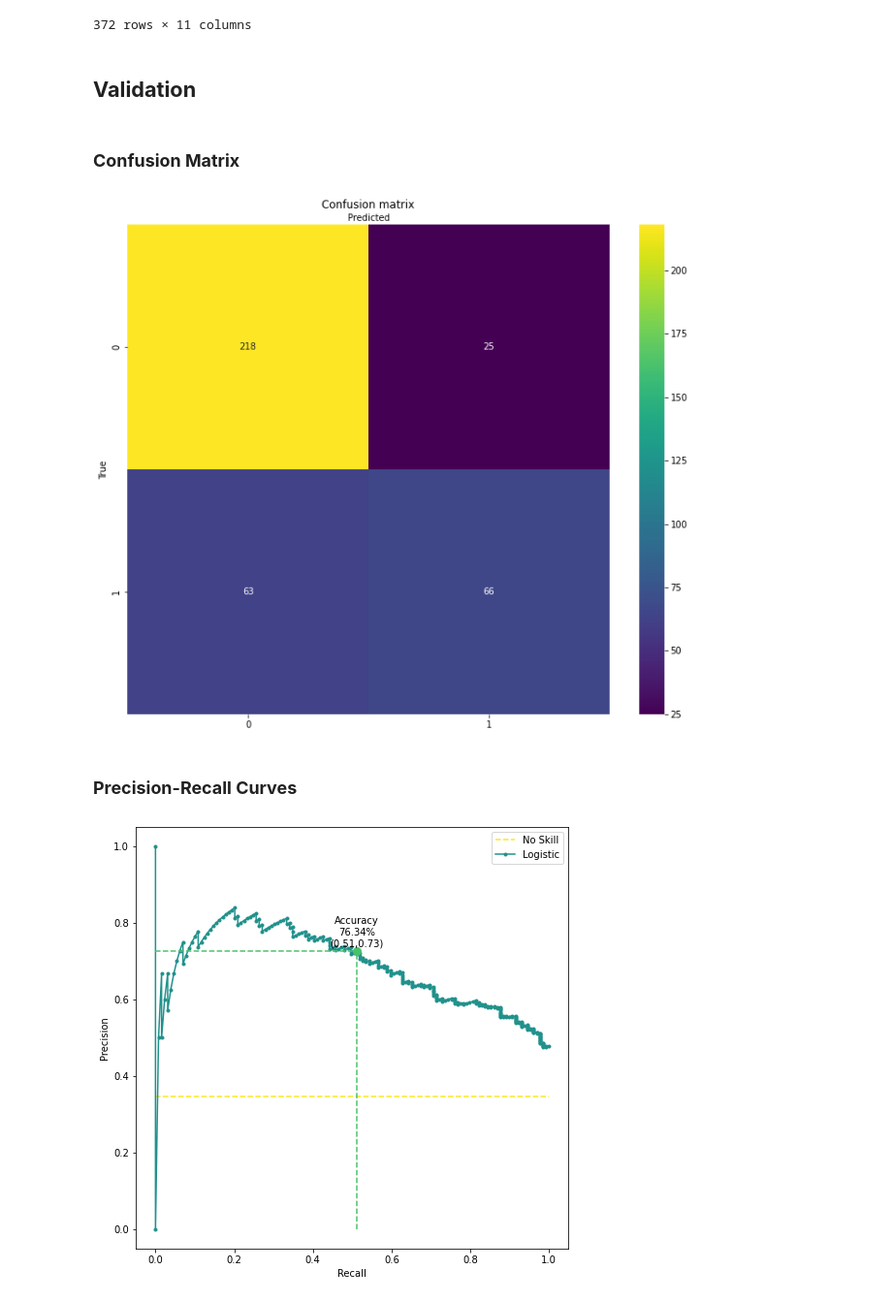
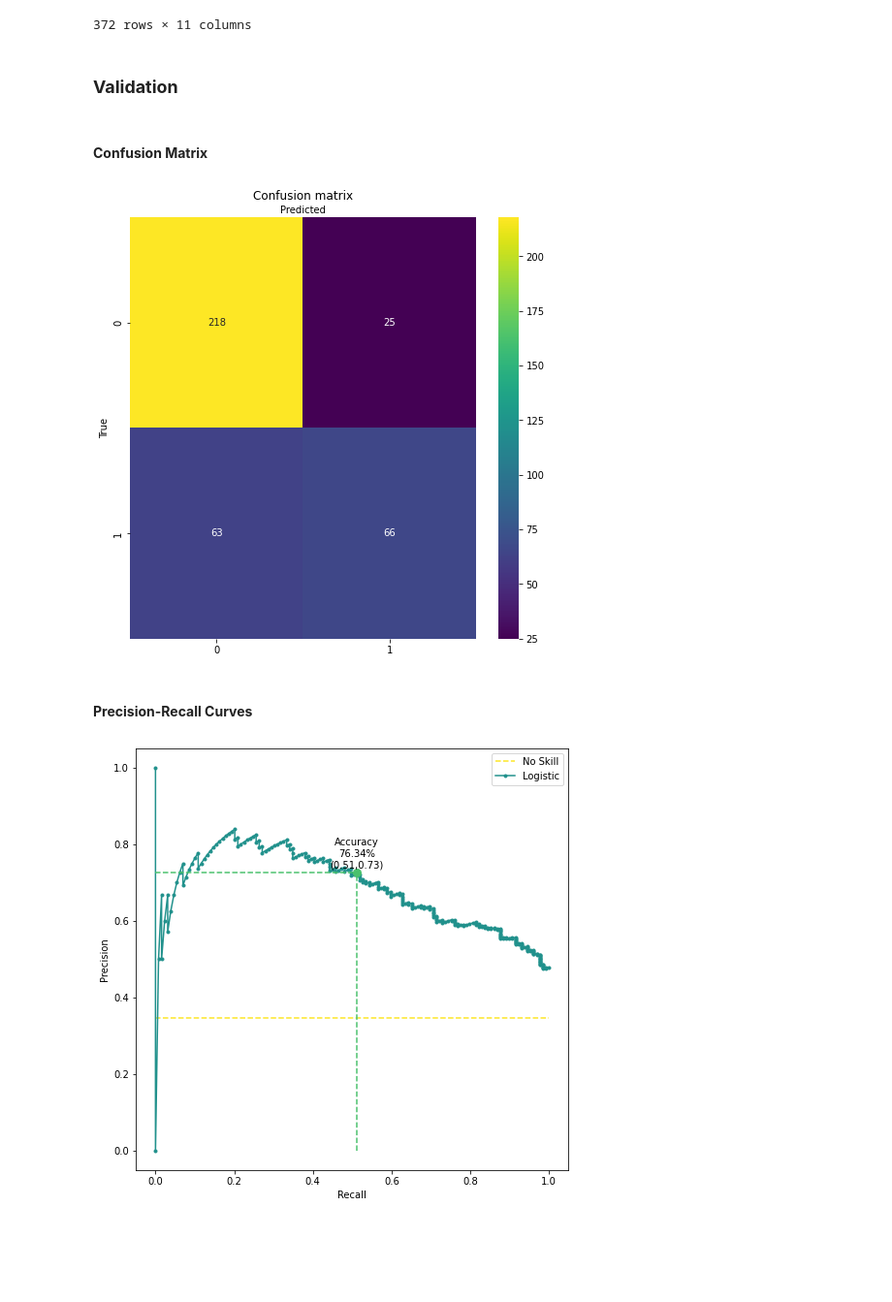
Before and after one commit to samuel-haddad/LogitReview, a Jupyter notebook: logit_model_review.ipynb, the cells around one changed output. Shown at 97% size. Cells and saved outputs as stored; diff of their text form; code cells hidden in the pictures; blank space fills up the shorter version.

```diff
--- a/logit_model_review.ipynb
+++ b/logit_model_review.ipynb
@@ -276,27 +252,29 @@ Coeficientes:[[ 7.63711407e-02  3.81233639e-02 -1.37217702e-03 -8.89580878e-03
 | 347 | 4 | 183.0 | 66.0000 | 74.511428 | 215.000000 | 80.6 | 0.654 | 40 | ... |
 372 rows × 11 columns
 # %% [markdown]
-## **Validation**
+### **Validation**
 # %% [markdown]
-### **Confusion Matrix**
+#### **Confusion Matrix**
 # %%
+from sklearn.metrics import confusion_matrix
+
 # confusion matrix
 cnf_matrix = metrics.confusion_matrix(y_test, y_pred)
 
 labels = [0, 1]
-fig, ax = plt.subplots(figsize=(12, 10))
+fig, ax = plt.subplots(figsize=(8, 8))
 tick_marks = np.arange(len(labels))
 plt.xticks(tick_marks, labels)
 plt.yticks(tick_marks, labels)
 
 # create heatmap
 sns.heatmap(pd.DataFrame(cnf_matrix), annot=True, cmap="viridis", fmt='g')
 ax.xaxis.set_label_position("top")
 plt.title('Confusion matrix', y=1.1)
 plt.ylabel('True')
 plt.xlabel('Predicted');
 # %% [output]
-[figure, old version]
+[figure, new version]
 # %% [markdown]
-### **Precision-Recall Curves**
+#### **Precision-Recall Curves**
 # %%
```
Also changed, not shown: parts of 42 cells of this notebook.
